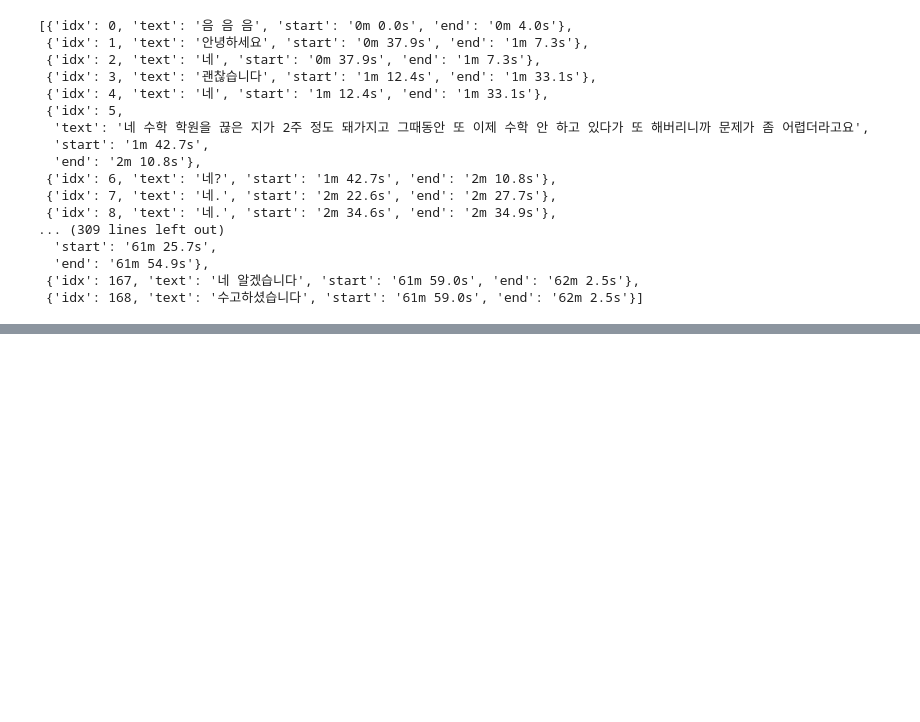
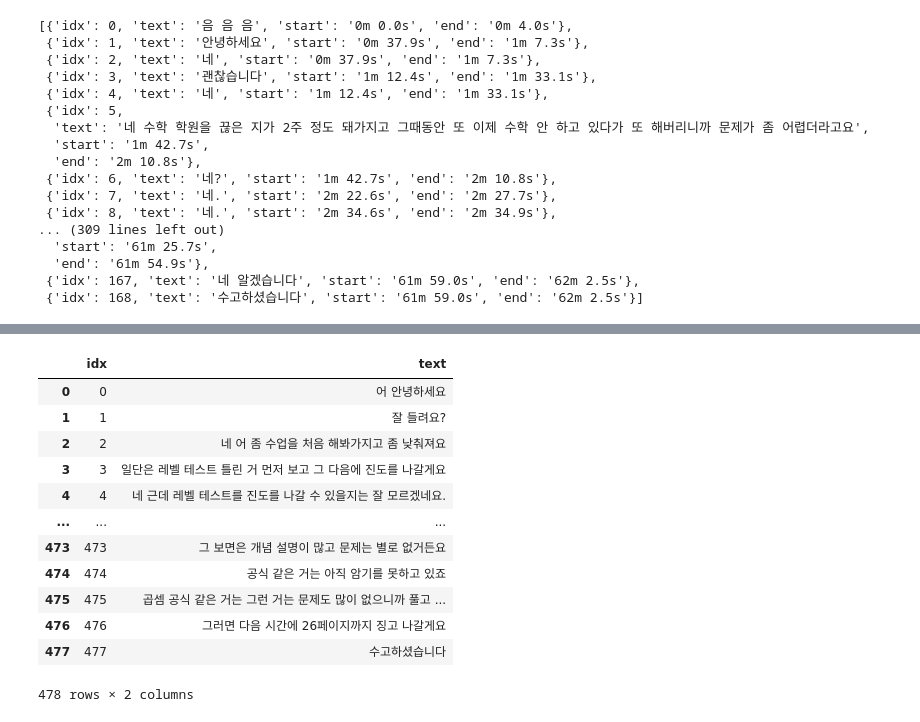
Before and after one commit to Kwonrince/lecture-analysis-test, a Jupyter notebook: main.ipynb, the cells around one changed output, grey strips where cells are left out. Drawn from its saved outputs; the diff is of its cells as text; code cells hidden in the pictures; blank space fills up the shorter version.

```diff
--- a/main.ipynb
+++ b/main.ipynb
@@ -103 +109,17 @@ merged_df
+# %%
+teacher_df
+# %% [output]
+|  | idx | text |
+| 0 | 0 | 어 안녕하세요 |
+| 1 | 1 | 잘 들려요? |
+| 2 | 2 | 네 어 좀 수업을 처음 해봐가지고 좀 낮춰져요 |
+| 3 | 3 | 일단은 레벨 테스트 틀린 거 먼저 보고 그 다음에 진도를 나갈게요 |
+| 4 | 4 | 네 근데 레벨 테스트를 진도를 나갈 수 있을지는 잘 모르겠네요. |
+| ... | ... | ... |
+| 473 | 473 | 그 보면은 개념 설명이 많고 문제는 별로 없거든요 |
+| 474 | 474 | 공식 같은 거는 아직 암기를 못하고 있죠 |
+| 475 | 475 | 곱셈 공식 같은 거는 그런 거는 문제도 많이 없으니까 풀고 ... |
+| 476 | 476 | 그러면 다음 시간에 26페이지까지 징고 나갈게요 |
+| 477 | 477 | 수고하셨습니다 |
+478 rows × 2 columns
 # %%
```
Also changed, not shown: parts of 13 cells of this notebook, 4 other files.
